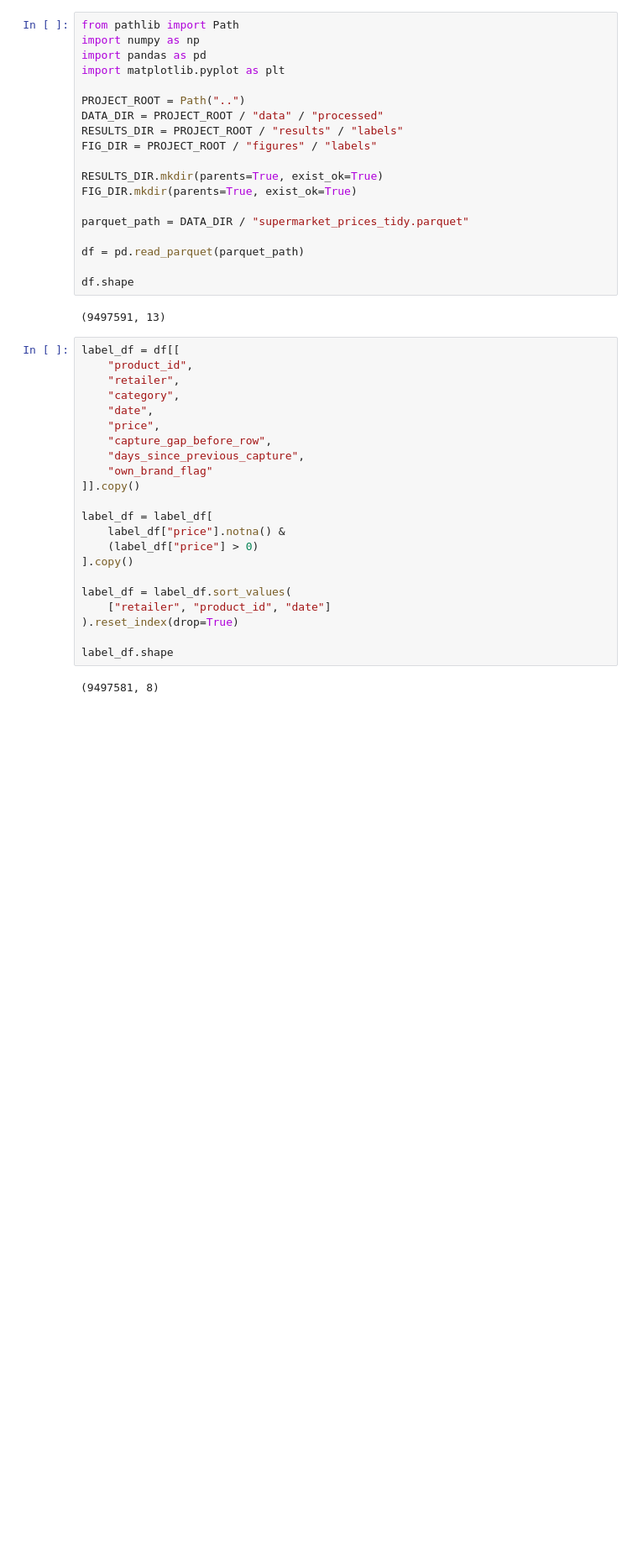
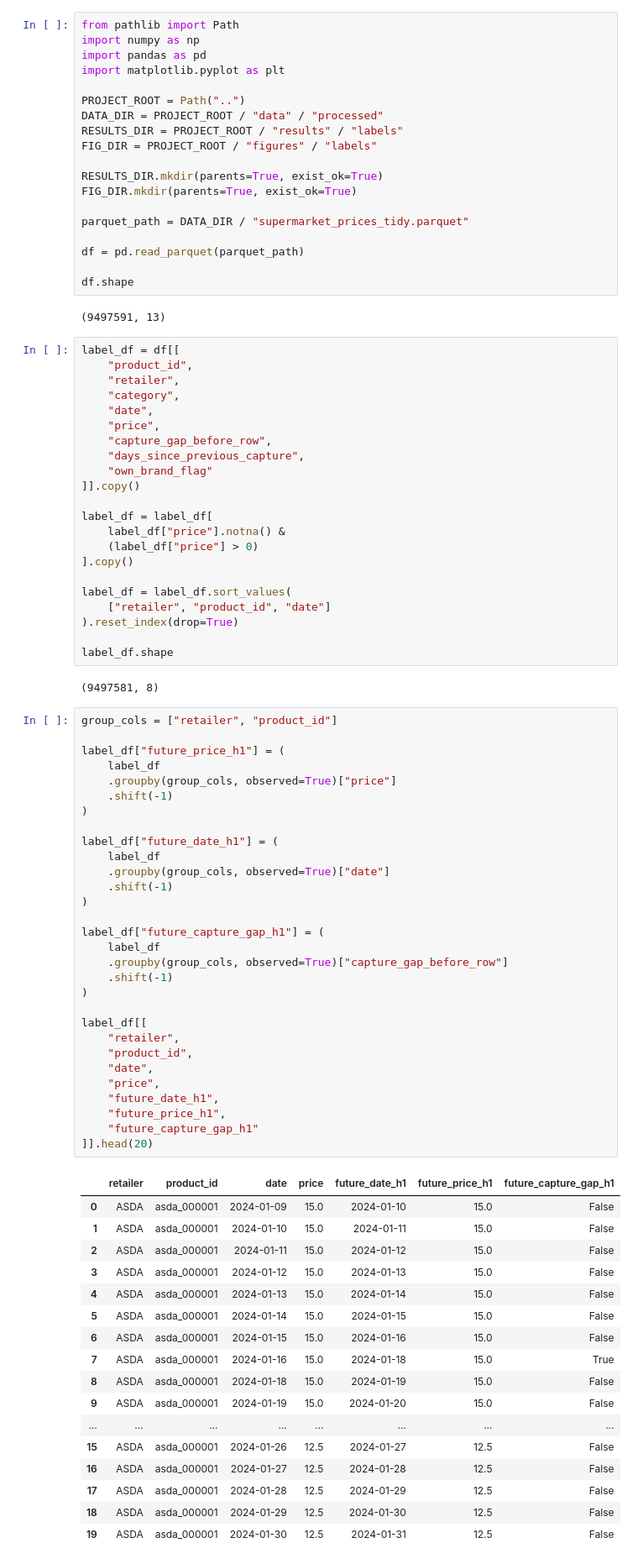
Before and after one commit to kondacharansair-ctrl/supermarket-price-direction, a Jupyter notebook: notebooks/04_label_construction.ipynb, the cells around one changed output. Shown at 84% size. Drawn from its saved outputs; the diff is of its cells as text; blank space fills up the shorter version.

```diff
--- a/notebooks/04_label_construction.ipynb
+++ b/notebooks/04_label_construction.ipynb
@@ -43,3 +43,51 @@ label_df = label_df.sort_values(
 label_df.shape
 # %% [output]
 (9497581, 8)
+# %%
+group_cols = ["retailer", "product_id"]
+
+label_df["future_price_h1"] = (
+    label_df
+    .groupby(group_cols, observed=True)["price"]
+    .shift(-1)
+)
+
+label_df["future_date_h1"] = (
+    label_df
+    .groupby(group_cols, observed=True)["date"]
+    .shift(-1)
+)
+
+label_df["future_capture_gap_h1"] = (
+    label_df
+    .groupby(group_cols, observed=True)["capture_gap_before_row"]
+    .shift(-1)
+)
+
+label_df[[
+    "retailer",
+    "product_id",
+    "date",
+    "price",
+    "future_date_h1",
+    "future_price_h1",
+    "future_capture_gap_h1"
+]].head(20)
+# %% [output]
+|  | retailer | product_id | date | price | future_date_h1 | future_price_h1 | future_capture_gap_h1 |
+| 0 | ASDA | asda_000001 | 2024-01-09 | 15.0 | 2024-01-10 | 15.0 | False |
+| 1 | ASDA | asda_000001 | 2024-01-10 | 15.0 | 2024-01-11 | 15.0 | False |
+| 2 | ASDA | asda_000001 | 2024-01-11 | 15.0 | 2024-01-12 | 15.0 | False |
+| 3 | ASDA | asda_000001 | 2024-01-12 | 15.0 | 2024-01-13 | 15.0 | False |
+| 4 | ASDA | asda_000001 | 2024-01-13 | 15.0 | 2024-01-14 | 15.0 | False |
+| 5 | ASDA | asda_000001 | 2024-01-14 | 15.0 | 2024-01-15 | 15.0 | False |
+| 6 | ASDA | asda_000001 | 2024-01-15 | 15.0 | 2024-01-16 | 15.0 | False |
+| 7 | ASDA | asda_000001 | 2024-01-16 | 15.0 | 2024-01-18 | 15.0 | True |
+| 8 | ASDA | asda_000001 | 2024-01-18 | 15.0 | 2024-01-19 | 15.0 | False |
+| 9 | ASDA | asda_000001 | 2024-01-19 | 15.0 | 2024-01-20 | 15.0 | False |
+| ... | ... | ... | ... | ... | ... | ... | ... |
+| 15 | ASDA | asda_000001 | 2024-01-26 | 12.5 | 2024-01-27 | 12.5 | False |
+| 16 | ASDA | asda_000001 | 2024-01-27 | 12.5 | 2024-01-28 | 12.5 | False |
+| 17 | ASDA | asda_000001 | 2024-01-28 | 12.5 | 2024-01-29 | 12.5 | False |
+| 18 | ASDA | asda_000001 | 2024-01-29 | 12.5 | 2024-01-30 | 12.5 | False |
+| 19 | ASDA | asda_000001 | 2024-01-30 | 12.5 | 2024-01-31 | 12.5 | False |
```
Also changed, not shown: parts of 17 cells of this notebook.
